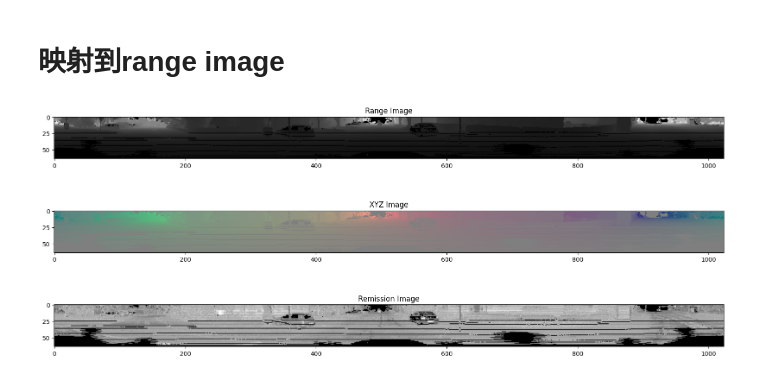
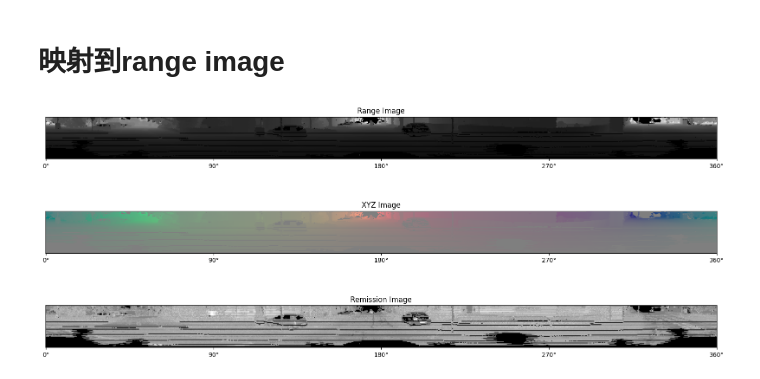
Before and after one commit to jimazeyu/hybrid_feature_LO, a Jupyter notebook: basic_operations/5.project_to_rangeimage.ipynb, the cells around one changed output. Drawn from its saved outputs; the diff is of its cells as text; code cells hidden in the pictures.

Commit message:
修改：     basic_operations/5.project_to_rangeimage.ipynb

```diff
--- a/basic_operations/5.project_to_rangeimage.ipynb
+++ b/basic_operations/5.project_to_rangeimage.ipynb
@@ -352,29 +352,34 @@ xyz_image = laserscan.proj_xyz
 remission_image = laserscan.proj_remission
 # %%
 import matplotlib.pyplot as plt
+import numpy as np
 
 # 设置图像大小
 plt.figure(figsize=(20, 8))
 
 # 可视化范围图像
 plt.subplot(3, 1, 1)  # 三行一列，位置为1
 plt.imshow(range_image, cmap='gray')
 plt.title('Range Image')
+plt.xticks(np.linspace(0, range_image.shape[1], num=5), labels=['0°', '90°', '180°', '270°', '360°'])
+plt.gca().axes.get_yaxis().set_visible(False)  # 隐藏y轴
 
 # 可视化XYZ坐标图像
 # 注意：XYZ图像需要一定的处理才能显色，以下仅为示例
 xyz_norm = (xyz_image - xyz_image.min()) / (xyz_image.max() - xyz_image.min())
 plt.subplot(3, 1, 2)  # 三行一列，位置为2
 plt.imshow(xyz_norm)
 plt.title('XYZ Image')
-
+plt.xticks(np.linspace(0, xyz_image.shape[1], num=5), labels=['0°', '90°', '180°', '270°', '360°'])
+plt.gca().axes.get_yaxis().set_visible(False)  # 隐藏y轴
 
 # 可视化反射率图像
 plt.subplot(3, 1, 3)  # 三行一列，位置为3
 plt.imshow(remission_image, cmap='gray')
 plt.title('Remission Image')
-
+plt.xticks(np.linspace(0, remission_image.shape[1], num=5), labels=['0°', '90°', '180°', '270°', '360°'])
+plt.gca().axes.get_yaxis().set_visible(False)  # 隐藏y轴
 
 plt.show()
 # %% [output]
-[figure, old version]
+[figure, new version]
```
Also changed, not shown: 1 other file.
